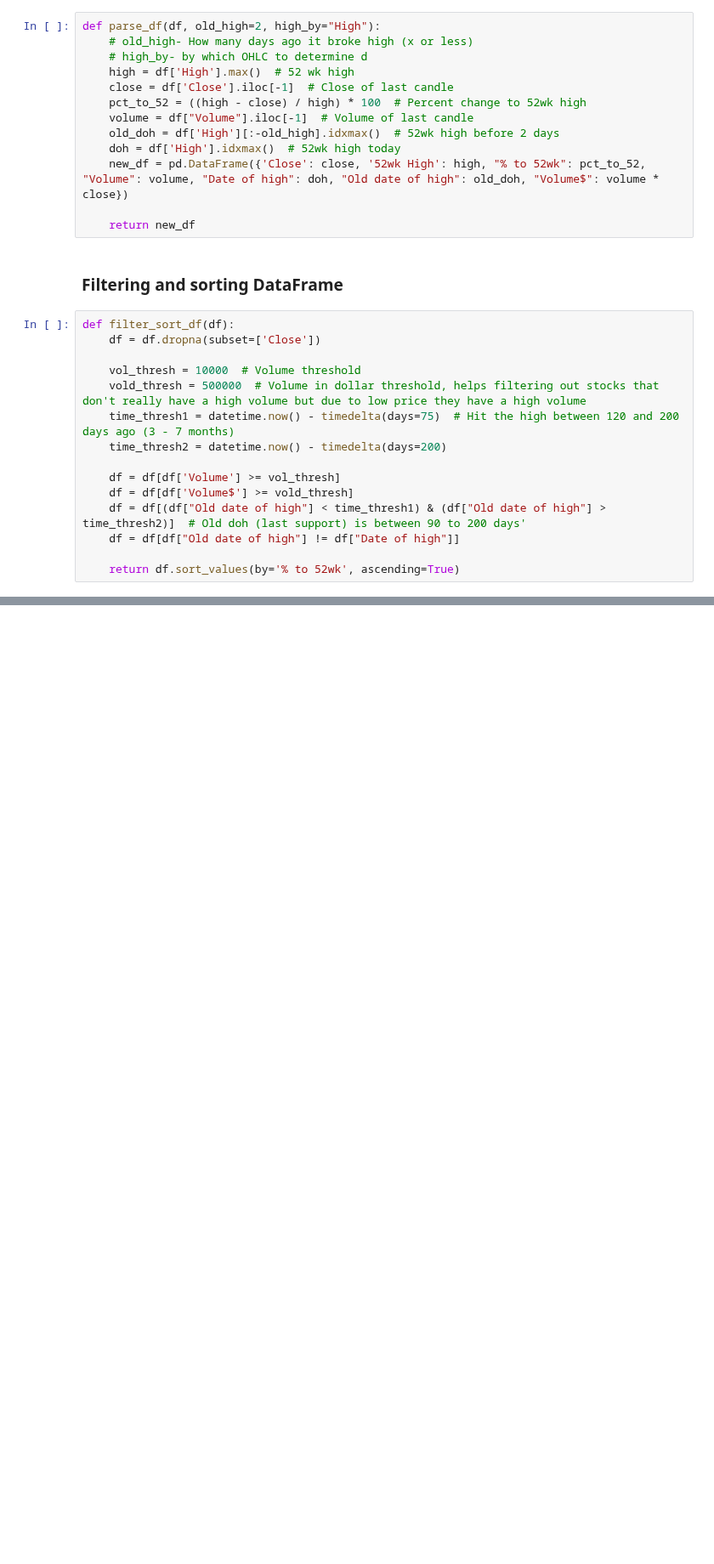
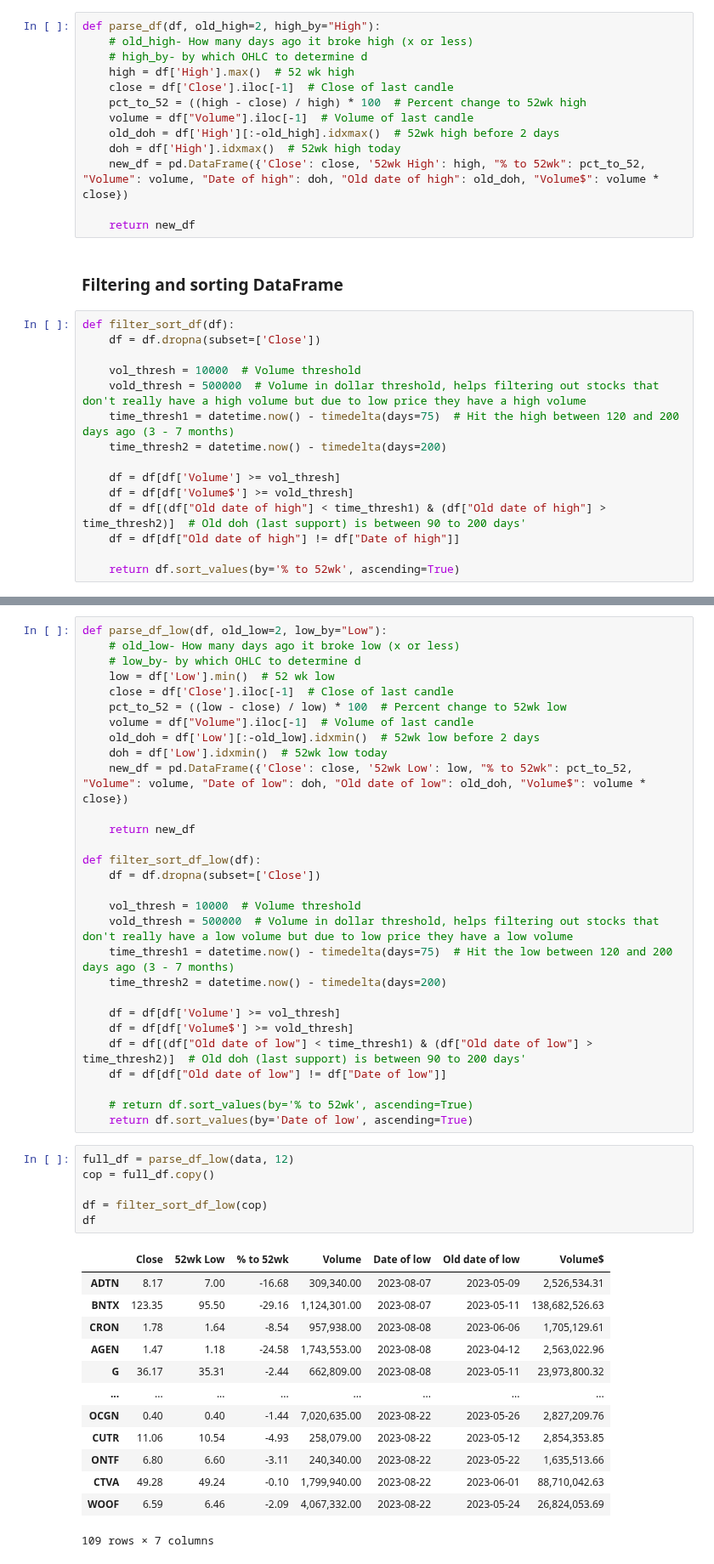
Before and after one commit to Idanq1/Stocks-Strategies, a Jupyter notebook: Scanners/Screener8 52 high.ipynb, the cells around one changed output, grey strips where cells are left out. Shown at 85% size. Saved outputs shown, nothing was run; the diff lists cells and outputs as text; blank space fills up the shorter version.

```diff
--- a/Scanners/Screener8 52 high.ipynb
+++ b/Scanners/Screener8 52 high.ipynb
@@ -271,0 +273,49 @@ Name: URI, dtype: object
+# %%
+def parse_df_low(df, old_low=2, low_by="Low"):
+    # old_low- How many days ago it broke low (x or less)
+    # low_by- by which OHLC to determine d
+    low = df['Low'].min()  # 52 wk low
+    close = df['Close'].iloc[-1]  # Close of last candle
+    pct_to_52 = ((low - close) / low) * 100  # Percent change to 52wk low
+    volume = df["Volume"].iloc[-1]  # Volume of last candle
+    old_doh = df['Low'][:-old_low].idxmin()  # 52wk low before 2 days
+    doh = df['Low'].idxmin()  # 52wk low today
+    new_df = pd.DataFrame({'Close': close, '52wk Low': low, "% to 52wk": pct_to_52, "Volume": volume, "Date of low": doh, "Old date of low": old_doh, "Volume$": volume * close})
+
+    return new_df
+
+def filter_sort_df_low(df):
+    df = df.dropna(subset=['Close'])
+
+    vol_thresh = 10000  # Volume threshold
+    vold_thresh = 500000  # Volume in dollar threshold, helps filtering out stocks that don't really have a low volume but due to low price they have a low volume
+    time_thresh1 = datetime.now() - timedelta(days=75)  # Hit the low between 120 and 200 days ago (3 - 7 months)
+    time_thresh2 = datetime.now() - timedelta(days=200)
+
+    df = df[df['Volume'] >= vol_thresh]
+    df = df[df['Volume$'] >= vold_thresh]
+    df = df[(df["Old date of low"] < time_thresh1) & (df["Old date of low"] > time_thresh2)]  # Old doh (last support) is between 90 to 200 days'
+    df = df[df["Old date of low"] != df["Date of low"]]
+
+    # return df.sort_values(by='% to 52wk', ascending=True)
+    return df.sort_values(by='Date of low', ascending=True)
+# %%
+full_df = parse_df_low(data, 12)
+cop = full_df.copy()
+
+df = filter_sort_df_low(cop)
+df
+# %% [output]
+|  | Close | 52wk Low | % to 52wk | Volume | Date of low | Old date of low | Volume$ |
+| ADTN | 8.17 | 7.00 | -16.68 | 309,340.00 | 2023-08-07 | 2023-05-09 | 2,526,534.31 |
+| BNTX | 123.35 | 95.50 | -29.16 | 1,124,301.00 | 2023-08-07 | 2023-05-11 | 138,682,526.63 |
+| CRON | 1.78 | 1.64 | -8.54 | 957,938.00 | 2023-08-08 | 2023-06-06 | 1,705,129.61 |
+| AGEN | 1.47 | 1.18 | -24.58 | 1,743,553.00 | 2023-08-08 | 2023-04-12 | 2,563,022.96 |
+| G | 36.17 | 35.31 | -2.44 | 662,809.00 | 2023-08-08 | 2023-05-11 | 23,973,800.32 |
+| ... | ... | ... | ... | ... | ... | ... | ... |
+| OCGN | 0.40 | 0.40 | -1.44 | 7,020,635.00 | 2023-08-22 | 2023-05-26 | 2,827,209.76 |
+| CUTR | 11.06 | 10.54 | -4.93 | 258,079.00 | 2023-08-22 | 2023-05-12 | 2,854,353.85 |
+| ONTF | 6.80 | 6.60 | -3.11 | 240,340.00 | 2023-08-22 | 2023-05-22 | 1,635,513.66 |
+| CTVA | 49.28 | 49.24 | -0.10 | 1,799,940.00 | 2023-08-22 | 2023-06-01 | 88,710,042.63 |
+| WOOF | 6.59 | 6.46 | -2.09 | 4,067,332.00 | 2023-08-22 | 2023-05-24 | 26,824,053.69 |
+109 rows × 7 columns
```
Also changed, not shown: parts of 7 cells of this notebook.
